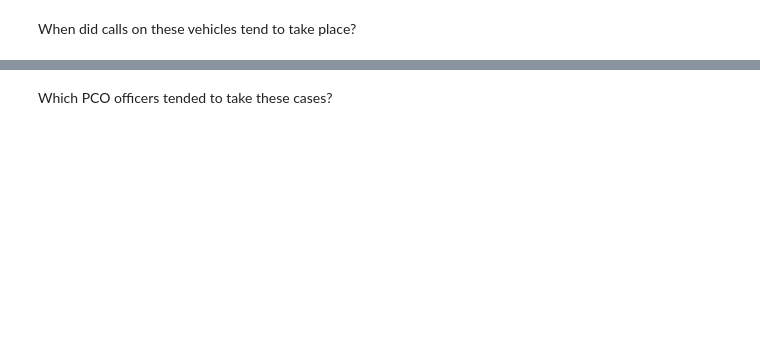
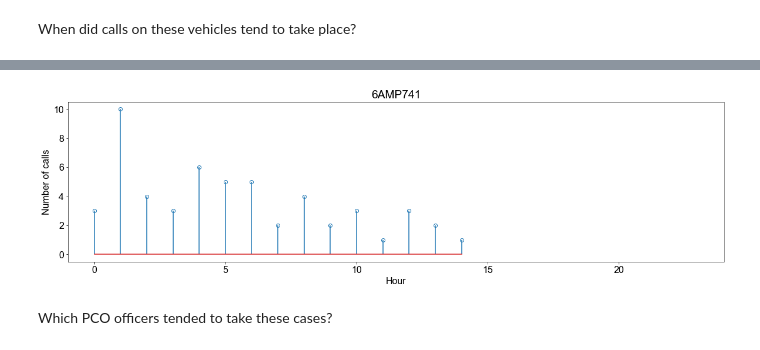
Before and after one commit to irenatfh/SF-311_abandoned-vehicles, a Jupyter notebook: notebooks/SF-311_abandoned-vehicles.ipynb, the cells around one changed output, grey strips where cells are left out. Saved outputs shown, nothing was run; the diff lists cells and outputs as text; code cells hidden in the pictures; blank space fills up the shorter version.

```diff
--- a/notebooks/SF-311_abandoned-vehicles.ipynb
+++ b/notebooks/SF-311_abandoned-vehicles.ipynb
@@ -245,2 +295,21 @@ When did calls on these vehicles tend to take place?
+# %%
+plate = '6AMP741'
+se_hours = df_recent_trailers[df_recent_trailers['Plate'] == plate]['Opened'].dt.hour.value_counts().sort_index().copy()
+
+# Define figure parameters
+fsize=16
+fig, axes = plt.subplots(figsize=(20, 5))
+
+markerline, stemlines, baseline = plt.stem(se_hours,
+                                           use_line_collection=True
+                                          )
+markerline.set_markerfacecolor('none')
+axes.set_ylabel('Number of calls')
+axes.set_xlabel('Hour')
+axes.set_title(plate)
+plt.xlim([-1,24])
+plt.show()
+# %% [output]
+[figure, added]
 # %% [markdown]
 Which PCO officers tended to take these cases?
```
Also changed, not shown: parts of 5 cells of this notebook, 1 other file.
